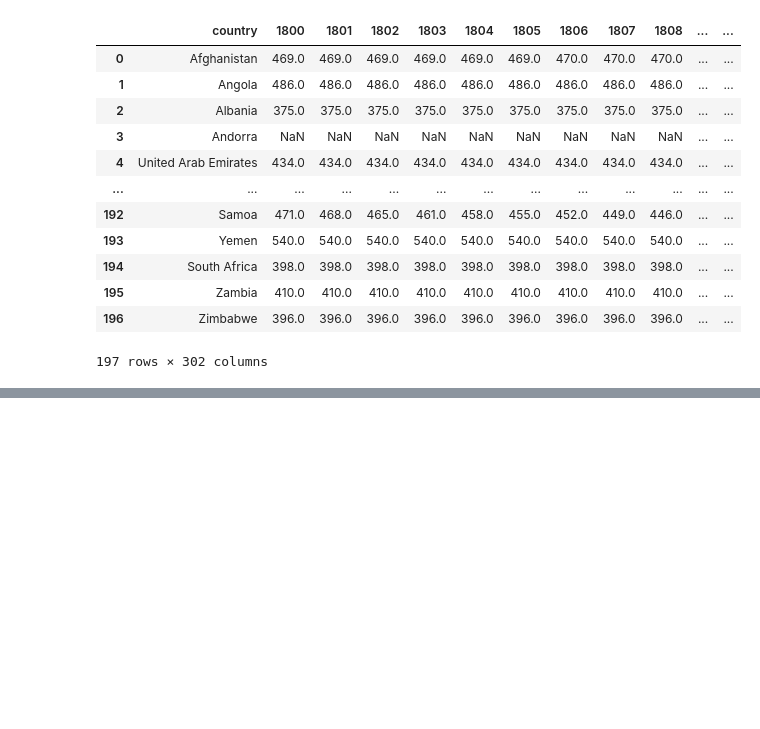
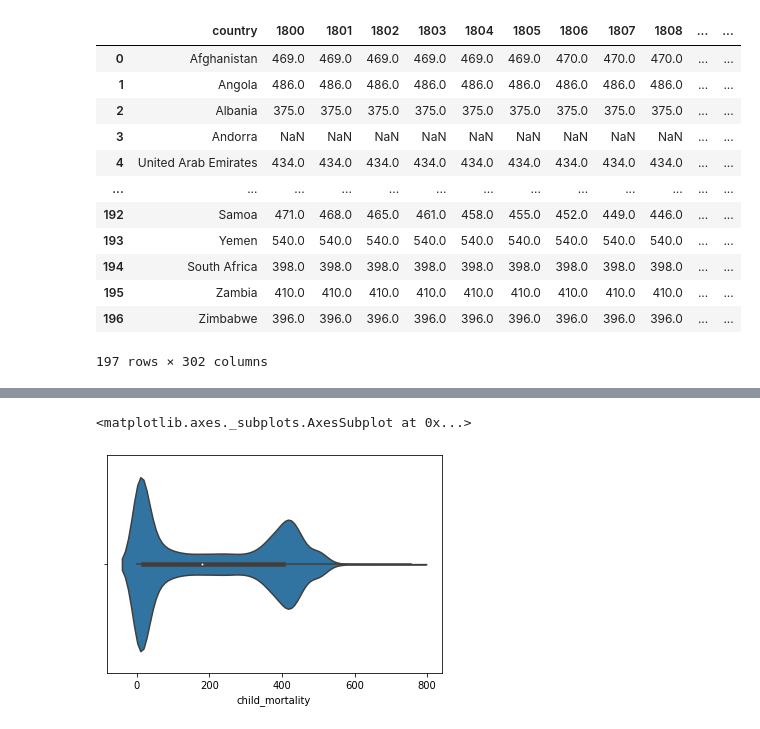
Before and after one commit to py-train/cyient-mar23, a Jupyter notebook: Day8.ipynb, the cells around one changed output, grey strips where cells are left out. Drawn from its saved outputs; the diff is of its cells as text; code cells hidden in the pictures; blank space fills up the shorter version.

```diff
--- a/Day8.ipynb
+++ b/Day8.ipynb
@@ -363,0 +727,5 @@ cmort
+# %%
+sns.violinplot(gm.child_mortality)
+# %% [output]
+<matplotlib.axes._subplots.AxesSubplot at 0x...>
+[figure, added]
```
Also changed, not shown: parts of 36 cells of this notebook, 2 other files.
